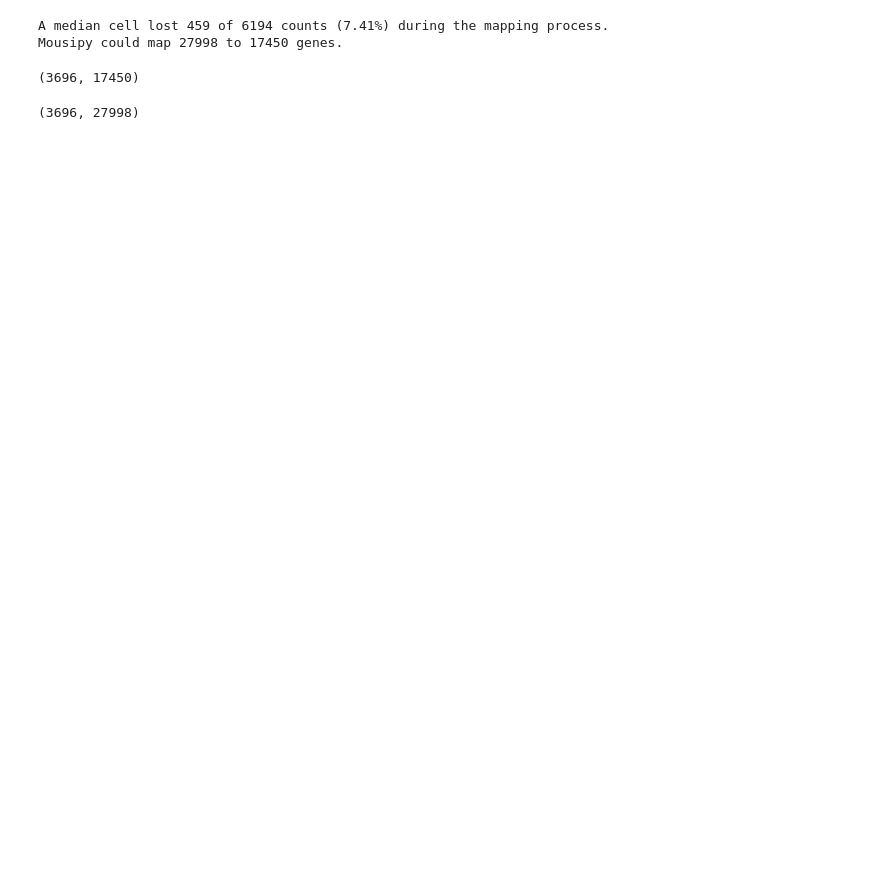
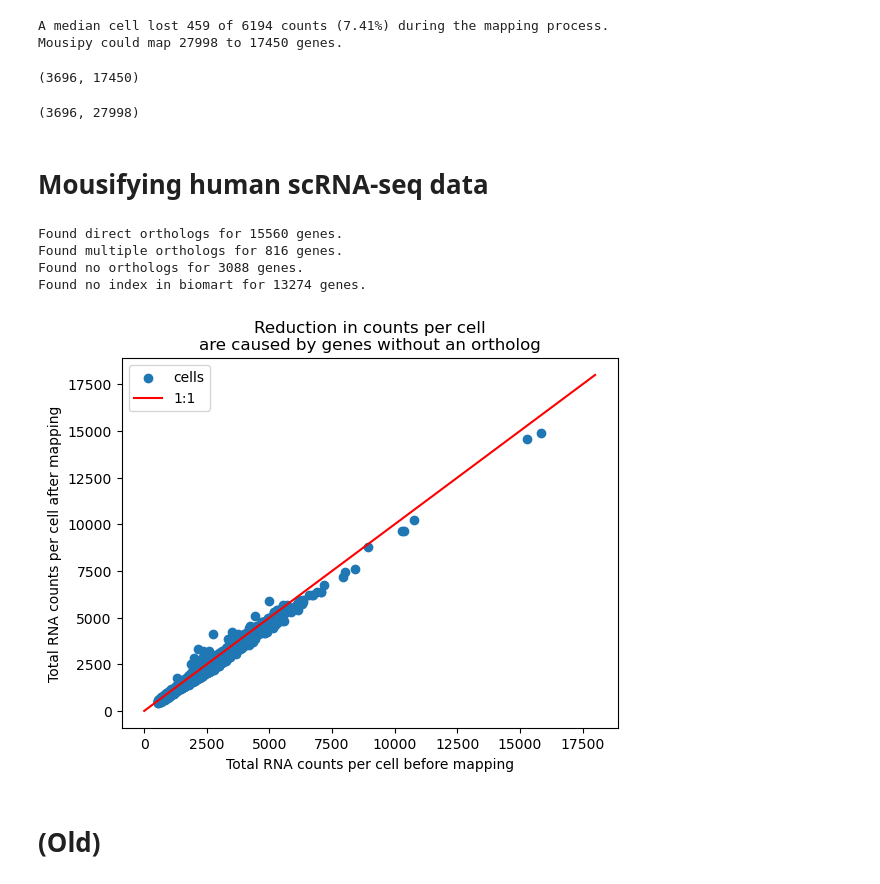
Before and after one commit to stefanpeidli/mousipy, a Jupyter notebook: notebooks/mousipy_pip.ipynb, the cells around one changed output. Drawn from its saved outputs; the diff is of its cells as text; code cells hidden in the pictures; blank space fills up the shorter version.

```diff
--- a/notebooks/mousipy_pip.ipynb
+++ b/notebooks/mousipy_pip.ipynb
@@ -92,3 +71,30 @@ humanized_adata.shape
 adata.shape
 # %% [output]
 (3696, 27998)
+# %% [markdown]
+# Mousifying human scRNA-seq data
+# %%
+human_data = sc.datasets.pbmc3k()
+# %%
+translated_human_data = translate(human_data)
+# %% [output]
+Found direct orthologs for 15560 genes.
+Found multiple orthologs for 816 genes.
+Found no orthologs for 3088 genes.
+Found no index in biomart for 13274 genes.
+# %%
+# Minimal loss in counts
+counts_per_cell_after = np.ravel(np.sum(translated_human_data.X, axis=1))
+counts_per_cell_before = np.ravel(np.sum(human_data.X, axis=1))
+
+pl.scatter(counts_per_cell_before, counts_per_cell_after, label='cells')
+pl.title('Reduction in counts per cell\nare caused by genes without an ortholog')
+pl.xlabel('Total RNA counts per cell before mapping')
+pl.ylabel('Total RNA counts per cell after mapping')
+pl.plot([0,18000], [0,18000], c='r', label='1:1')
+pl.legend()
+pl.show()
+# %% [output]
+[figure, added]
+# %% [markdown]
+# (Old)
```
Also changed, not shown: parts of 10 cells of this notebook, 1 other file.
